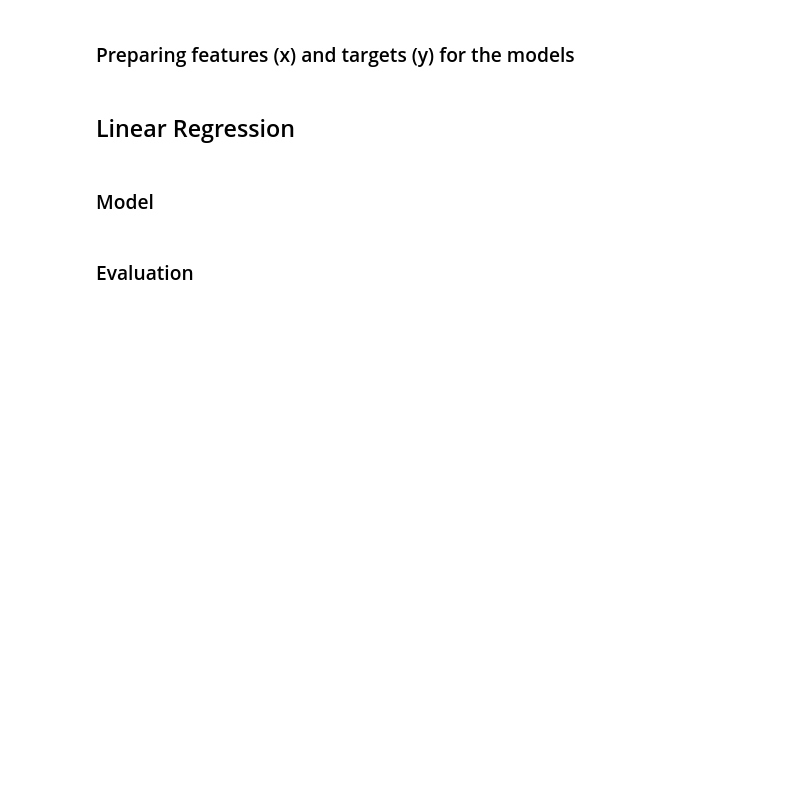
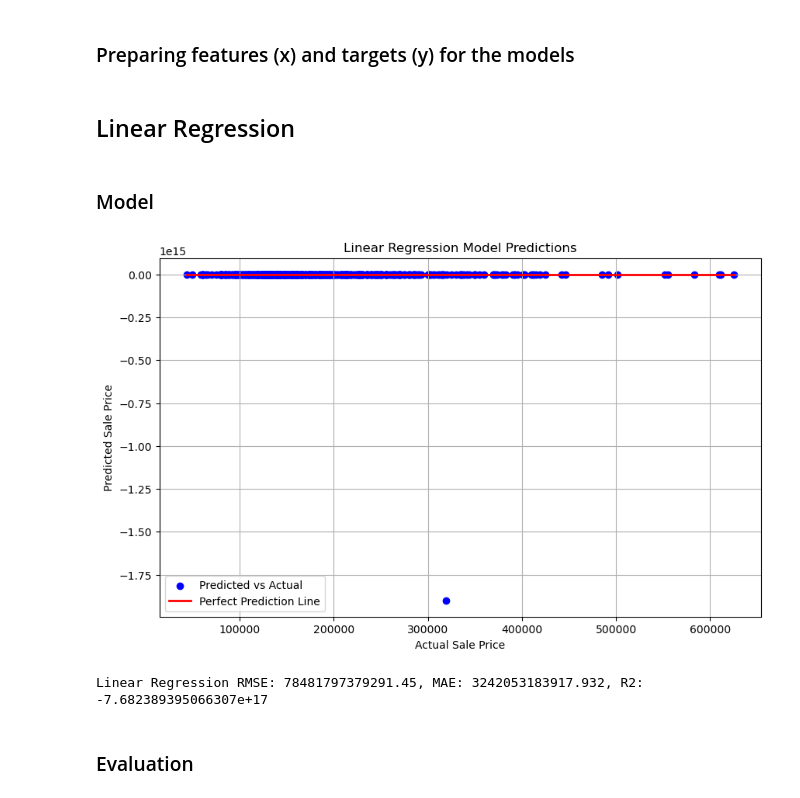
Before and after one commit to VegardMytting/IE500618-Machine-Learning, a Jupyter notebook: Assignment 1 - Ames housing dataset sale price prediction/A1.ipynb, the cells around one changed output. Cells and saved outputs as stored; diff of their text form; code cells hidden in the pictures; blank space fills up the shorter version.

Commit message:
added plotting to models

```diff
--- a/Assignment 1 - Ames housing dataset sale price prediction/A1.ipynb
+++ b/Assignment 1 - Ames housing dataset sale price prediction/A1.ipynb
@@ -115,6 +115,27 @@ x_test_scaled = scaler.transform(x_test)
 linear_regression = LinearRegression()
 linear_regression.fit(x_train_scaled, y_train)
 y_predict_linear_regression = linear_regression.predict(x_test_scaled)
+# %%
+
+plt.figure(figsize=(10, 6))
+plt.scatter(y_test, y_predict_linear_regression, color='blue', label='Predicted vs Actual')
+plt.plot([y_test.min(), y_test.max()], [y_test.min(), y_test.max()], color='red', linewidth=2, label='Perfect Prediction Line')
+
+plt.title('Linear Regression Model Predictions')
+plt.xlabel('Actual Sale Price')
+plt.ylabel('Predicted Sale Price')
+plt.legend()
+plt.grid()
+plt.show()
+
+# Calculate and print evaluation metrics
+rmse_lr = np.sqrt(mean_squared_error(y_test, y_predict_linear_regression))
+mae_lr = mean_absolute_error(y_test, y_predict_linear_regression)
+r2_lr = r2_score(y_test, y_predict_linear_regression)
+print(f"Linear Regression RMSE: {rmse_lr}, MAE: {mae_lr}, R2: {r2_lr}")
+# %% [output]
+[figure, added]
+Linear Regression RMSE: 78481797379291.45, MAE: 3242053183917.932, R2: -7.682389395066307e+17
 # %% [markdown]
 ### Evaluation
 # %%
```
Also changed, not shown: parts of 5 cells of this notebook.
